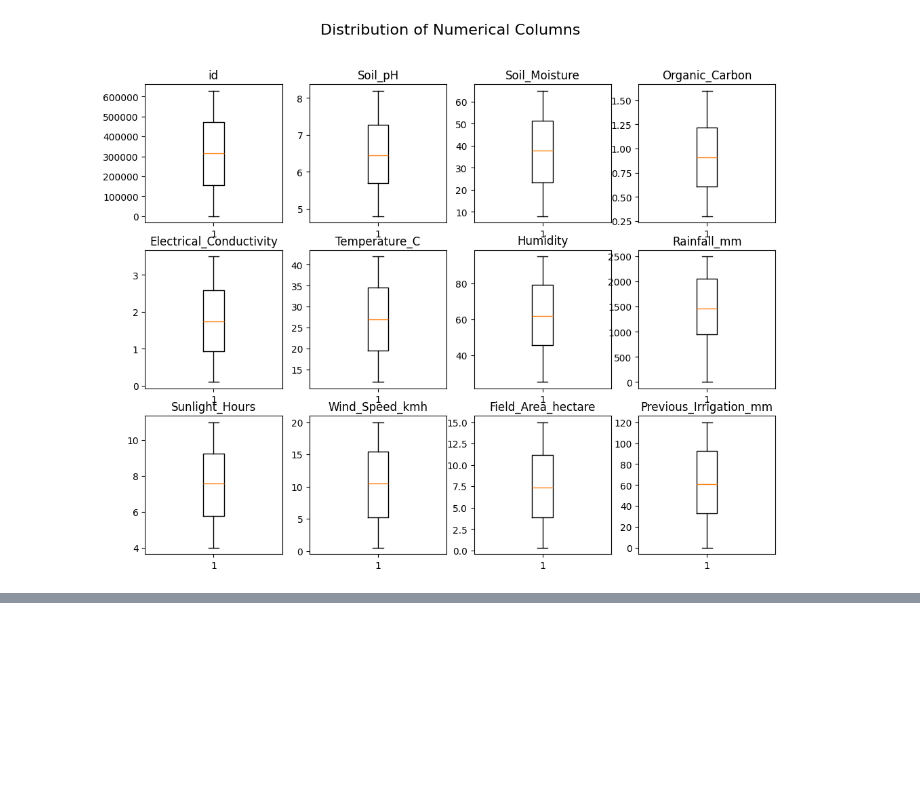
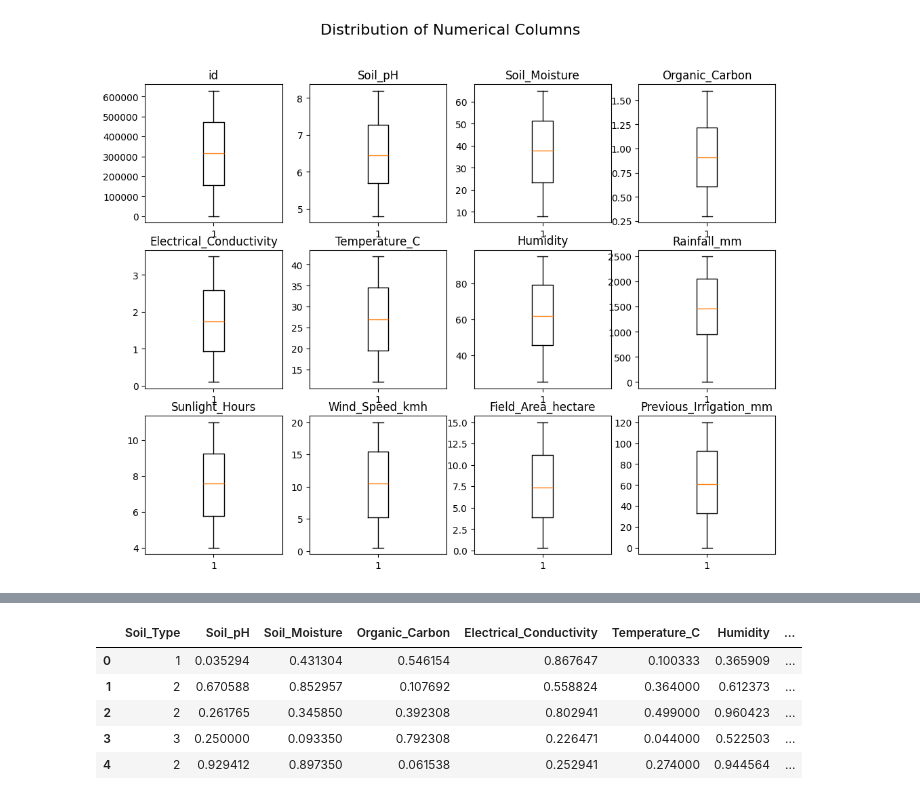
Before and after one commit to David-Langat/Kaggle, a Jupyter notebook: irrigation-need.ipynb, the cells around one changed output, grey strips where cells are left out. Cells and saved outputs as stored; diff of their text form; code cells hidden in the pictures; blank space fills up the shorter version.

Commit message:
data preprocessing; drop id column, normalize numerical columns and encode categorical colums

```diff
--- a/irrigation-need.ipynb
+++ b/irrigation-need.ipynb
@@ -212,0 +225,35 @@ plot_distribution_boxplot(train_df)
+# %%
+def clean_dataframe(df):
+    '''Clean dataframe by dropping id column, normalizing numerical columns between 0 and 1, and encoding categorical columns using one-hot encoding for column with 2 unique values to either 0 or 1 and mapping for columns with more than 2 unique values from 1 to n unique values'''
+    # Drop the id column
+    df = df.drop(columns=['id'])
+
+    # Normalize numerical columns
+    numerical_columns = df.select_dtypes(include=[float, int]).columns
+    for column in numerical_columns:
+        df[column] = (df[column] - df[column].min()) / (df[column].max() - df[column].min())
+
+    # Encode categorical columns
+    categorical_columns = df.select_dtypes(include=[str]).columns
+    for column in categorical_columns:
+        if df[column].nunique() == 2:
+            # One-hot encode columns with 2 unique values to either 0 or 1
+            df[column] = df[column].map({df[column].unique()[0]: 0, df[column].unique()[1]: 1})
+        else:
+            # Map columns with more than 2 unique values from 1 to n unique values
+            unique_values = df[column].unique()
+            value_to_code = {value: code for code, value in enumerate(unique_values, start=1)}
+            df[column] = df[column].map(value_to_code)
+
+    return df
+
+train_df_cleaned = clean_dataframe(train_df)
+# %%
+train_df_cleaned.head()
+# %% [output]
+|  | Soil_Type | Soil_pH | Soil_Moisture | Organic_Carbon | Electrical_Conductivity | Temperature_C | Humidity | ... |
+| 0 | 1 | 0.035294 | 0.431304 | 0.546154 | 0.867647 | 0.100333 | 0.365909 | ... |
+| 1 | 2 | 0.670588 | 0.852957 | 0.107692 | 0.558824 | 0.364000 | 0.612373 | ... |
+| 2 | 2 | 0.261765 | 0.345850 | 0.392308 | 0.802941 | 0.499000 | 0.960423 | ... |
+| 3 | 3 | 0.250000 | 0.093350 | 0.792308 | 0.226471 | 0.044000 | 0.522503 | ... |
+| 4 | 2 | 0.929412 | 0.897350 | 0.061538 | 0.252941 | 0.274000 | 0.944564 | ... |
```
Also changed, not shown: parts of 1 cell of this notebook.
